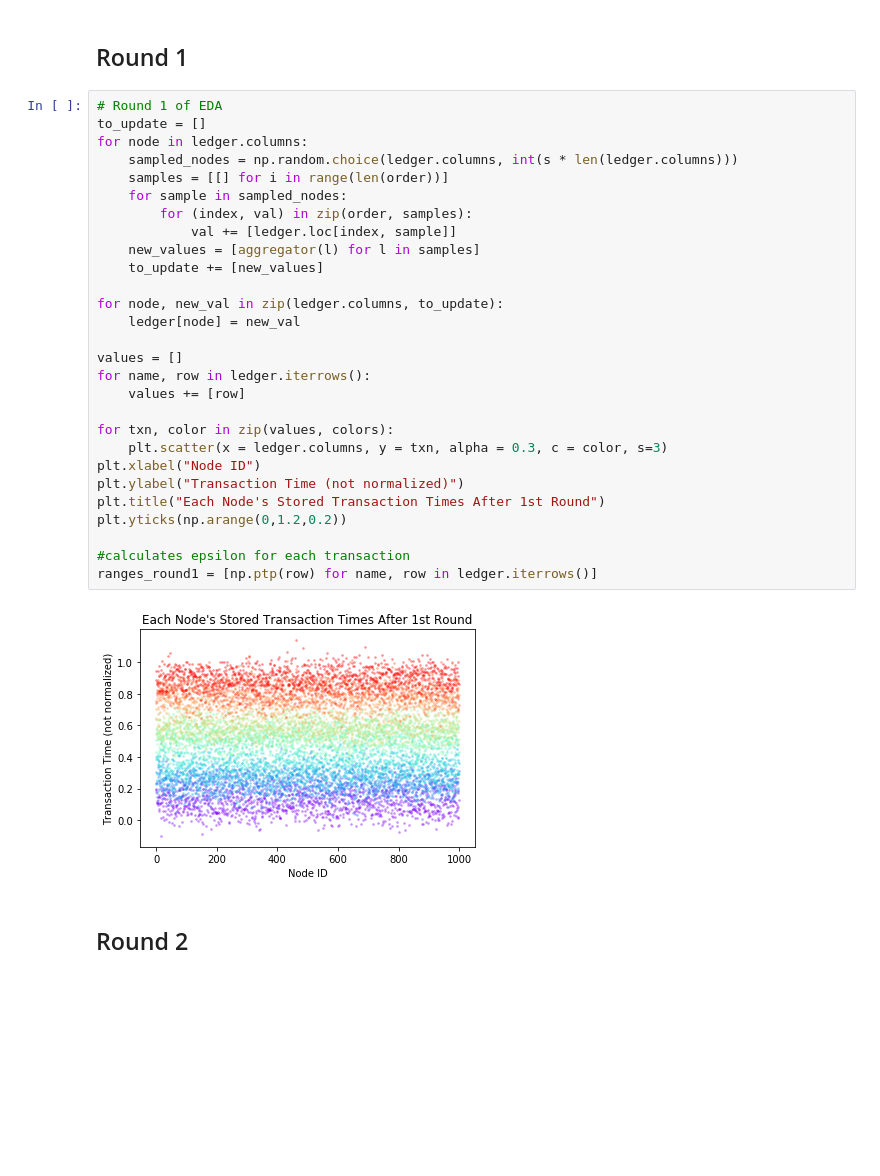
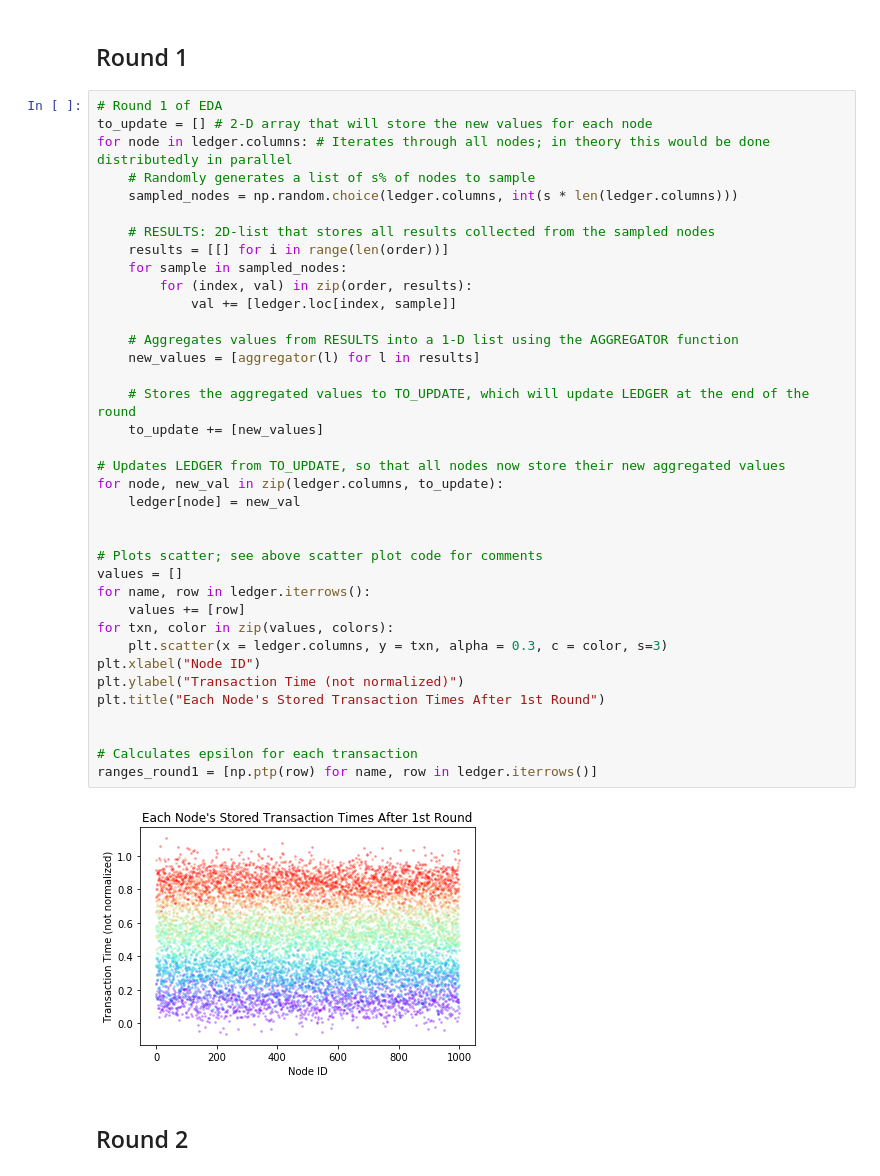
Before and after one commit to sideye/Seele-Neural-Consensus-Algorithm, a Jupyter notebook: EDA demo.ipynb, the cells around one changed output. Cells and saved outputs as stored; diff of their text form; blank space fills up the shorter version.

```diff
--- a/EDA demo.ipynb
+++ b/EDA demo.ipynb
@@ -76,34 +84,43 @@ ranges_init = [np.ptp(row) for name, row in ledger.iterrows()]
 ## Round 1
 # %%
 # Round 1 of EDA
-to_update = []
-for node in ledger.columns:
+to_update = [] # 2-D array that will store the new values for each node
+for node in ledger.columns: # Iterates through all nodes; in theory this would be done distributedly in parallel
+    # Randomly generates a list of s% of nodes to sample
     sampled_nodes = np.random.choice(ledger.columns, int(s * len(ledger.columns)))
-    samples = [[] for i in range(len(order))]
+
+    # RESULTS: 2D-list that stores all results collected from the sampled nodes
+    results = [[] for i in range(len(order))]
     for sample in sampled_nodes:
-        for (index, val) in zip(order, samples):
+        for (index, val) in zip(order, results):
             val += [ledger.loc[index, sample]]
-    new_values = [aggregator(l) for l in samples]
+
+    # Aggregates values from RESULTS into a 1-D list using the AGGREGATOR function
+    new_values = [aggregator(l) for l in results]
+
+    # Stores the aggregated values to TO_UPDATE, which will update LEDGER at the end of the round
     to_update += [new_values]
 
+# Updates LEDGER from TO_UPDATE, so that all nodes now store their new aggregated values
 for node, new_val in zip(ledger.columns, to_update):
     ledger[node] = new_val
 
+
+# Plots scatter; see above scatter plot code for comments
 values = []
 for name, row in ledger.iterrows():
     values += [row]
-
 for txn, color in zip(values, colors):
     plt.scatter(x = ledger.columns, y = txn, alpha = 0.3, c = color, s=3)
 plt.xlabel("Node ID")
 plt.ylabel("Transaction Time (not normalized)")
 plt.title("Each Node's Stored Transaction Times After 1st Round")
-plt.yticks(np.arange(0,1.2,0.2))
 
-#calculates epsilon for each transaction
+
+# Calculates epsilon for each transaction
 ranges_round1 = [np.ptp(row) for name, row in ledger.iterrows()]
 # %% [output]
-[figure, old version]
+[figure, new version]
 # %% [markdown]
 ## Round 2
 # %%
```
Also changed, not shown: parts of 10 cells of this notebook.
